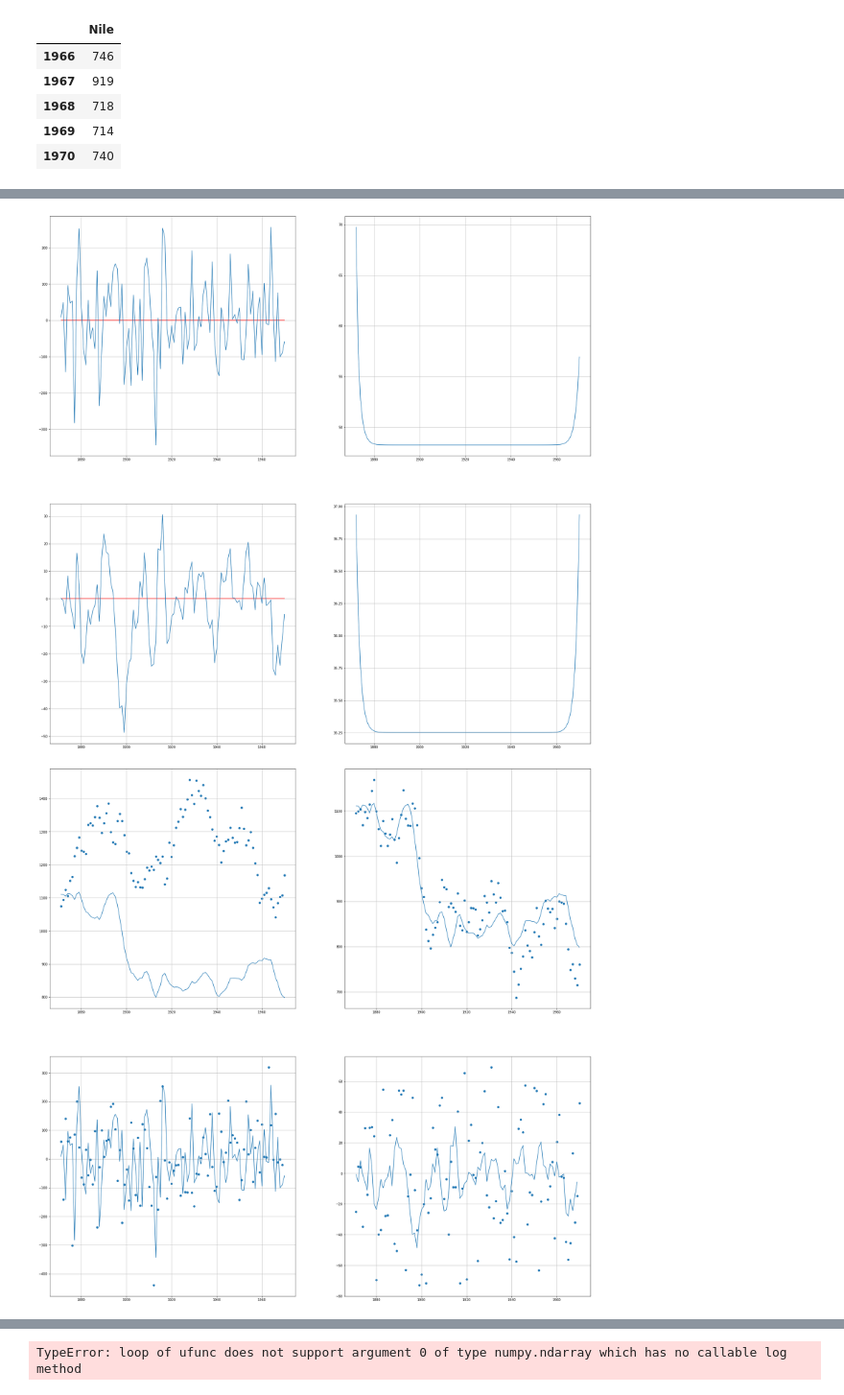
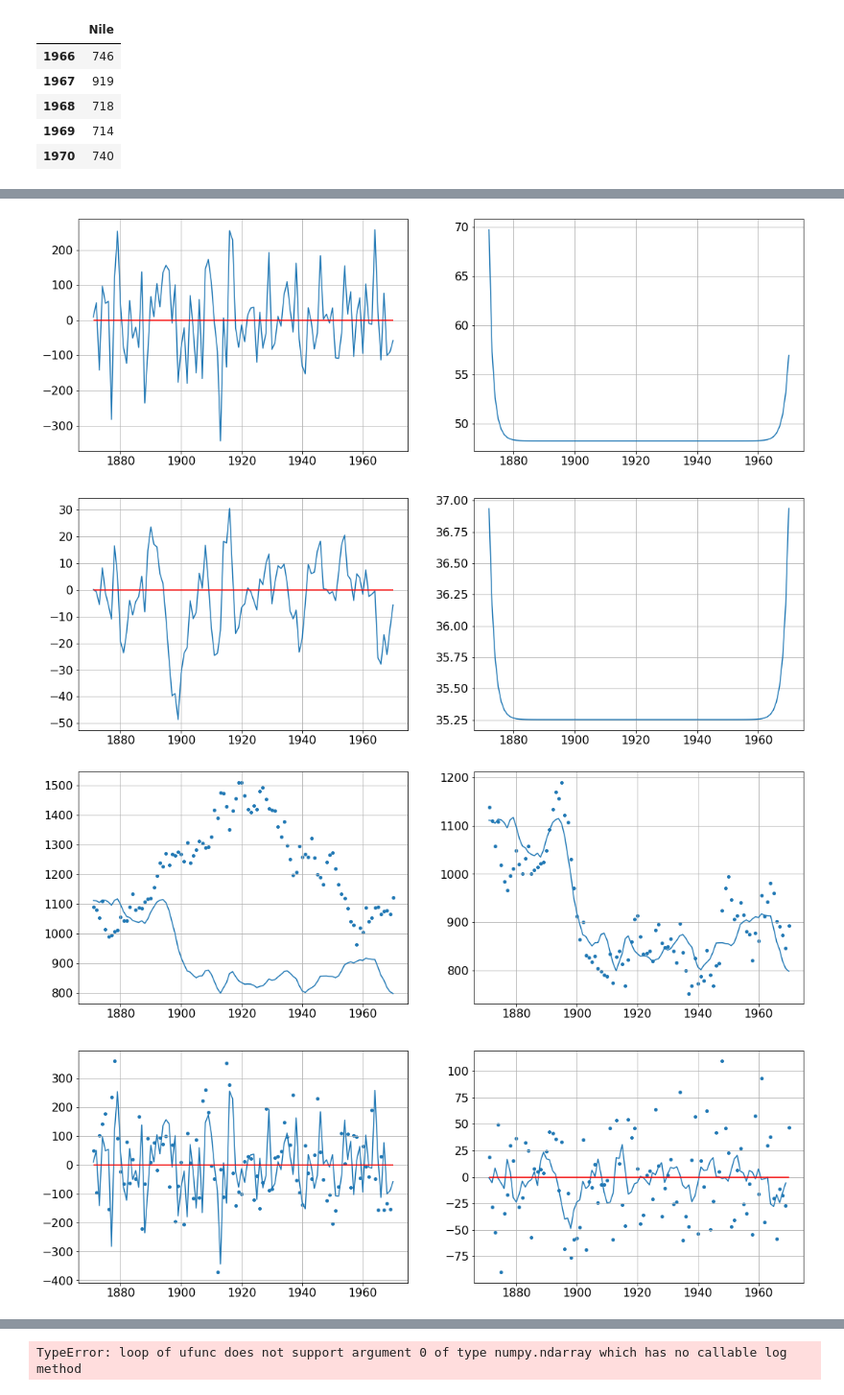
Before and after one commit to siemfenne/timeseriesmodels-vu, a Jupyter notebook: main.ipynb, the cells around one changed output, grey strips where cells are left out. Shown at 96% size. Saved outputs shown, nothing was run; the diff lists cells and outputs as text; code cells hidden in the pictures.

```diff
--- a/main.ipynb
+++ b/main.ipynb
@@ -11,5 +14,5 @@ from scipy.optimize import minimize
 # %%
-df = pd.read_excel("Nile.xlsx", index_col=0)
+df = pd.read_excel("data/Nile.xlsx", index_col=0)
 df.tail()
 # df.Nile.copy().to_list()
 # %% [output]
@@ -65,11 +68,11 @@ def Kalman_filter(series:pd.Series, P1:float, a1:float, s2_e:float, s2_n:float):
 df_kf = Kalman_filter(series = df.Nile, P1=1e7, a1=0, s2_e = 15099, s2_n = 1469.1)
 df_kf = df_kf.iloc[1:]
 
-fig, axs = plt.subplots(2,2, figsize=(20,10))
+fig, axs = plt.subplots(2,2, figsize=(18,13))
 
 # upper left
 ax = axs[0,0]
-ax.scatter(df_kf.index, df_kf.y, s=20)
+ax.scatter(df_kf.index, df_kf.y, s=15)
 df_kf.a.plot(ax=ax)
 (df_kf.a-df_kf.ci).plot(ax=ax)
 (df_kf.a+df_kf.ci).plot(ax=ax)
@@ -94,4 +97,5 @@ for row in axs:
     for ax in row:
         ax.grid()
         pass
+plt.savefig('fig1.png', bbox_inches='tight')
 # %% [output]
@@ -131,7 +135,7 @@ def Kalman_smoother(y: pd.Series, P1: float, a1: float, s2_e: float, s2_n: float
     return df_ks
 
 df_ks = Kalman_smoother(y=df.Nile, P1=10**7, a1=0, s2_e = 15099, s2_n = 1469.1, r_n = 0, N_n = 0)
-fig, axs = plt.subplots(2,2, figsize=(30,30))
+fig, axs = plt.subplots(2,2, figsize=(18,13))
 
 # upper left
 ax = axs[0,0]
@@ -160,4 +164,5 @@ for row in axs:
     for ax in row:
         ax.grid()
         pass
+plt.savefig('fig2.png', bbox_inches='tight')
 # %% [output]
@@ -187,7 +192,7 @@ def dist_smoothing(y: pd.Series, P1, a1, s2_e, s2_n, r_int, N_int):
     return df_ds
 
 df_ds = dist_smoothing(y=df.Nile, P1=1e7, a1=0, s2_e=15099, s2_n=1469.1, r_int=0, N_int=0)
-fig, axs = plt.subplots(2,2, figsize=(30,30))
+fig, axs = plt.subplots(2,2, figsize=(18,13))
 
 # upper left
 ax = axs[0,0]
@@ -213,8 +218,9 @@ for row in axs:
     for ax in row:
         ax.grid()
         pass
+plt.savefig('fig3.png', bbox_inches='tight')
 # %% [output]
-[figure, old version]
+[figure, new version]
 # %%
 def llm_sim(df, P1, a1, s2_e, s2_n, r_int, N_int, a1_plus):
 
@@ -264,40 +270,42 @@ def llm_sim(df, P1, a1, s2_e, s2_n, r_int, N_int, a1_plus):
     df_llm["y_sim"] = df_sim["y_sim"].to_list()
     df_llm["a_sim"] = df_sim["a_sim"].to_list()
     return df_ks, df_llm
 
 df_ks, df_llm = llm_sim(df=df, P1=1e7, a1=0, s2_e=15099, s2_n=1469.1, r_int=0, N_int=0, a1_plus=df.Nile.values[0])
 
-fig, axs = plt.subplots(2,2, figsize=(30,30))
+fig, axs = plt.subplots(2,2, figsize=(18,13))
 
 # upper left
 ax = axs[0,0]
-ax.scatter(df_llm.index, df_llm.a_sim)
+ax.scatter(df_llm.index, df_llm.a_sim, s=15)
 ax.plot(df_ks.index, df_ks.a)
 
 # lower left
 ax = axs[1,0]
 ax.plot(df_ks.index, (df_ks.y - df_ks.a))
-ax.scatter(df_llm.index, df_llm.eps_kringeltje)
+ax.scatter(df_llm.index, df_llm.eps_kringeltje, s=15)
+ax.hlines(y = 0, xmin= df_ks.index.min(), xmax=df_ks.index.max(), color = 'r', linestyle = '-')
 
 # upper right
 ax = axs[0,1]
 ax.plot(df_ks.index, df_ks.a)
-ax.scatter(df_llm.index, df_llm.alpha_kringeltje)
+ax.scatter(df_llm.index, df_llm.alpha_kringeltje, s=15)
 
 
 # lower right
 ax = axs[1,1]
 ax.plot(df_ks.index, df_ks.a.diff().shift(-1))
-ax.scatter(df_llm.index, df_llm.eta_kringeltje)
+ax.scatter(df_llm.index, df_llm.eta_kringeltje, s=15)
+ax.hlines(y = 0, xmin= df_ks.index.min(), xmax=df_ks.index.max(), color = 'r', linestyle = '-')
 
 # make nice plot
 for row in axs:
     for ax in row:
         ax.grid()
         pass
-plt.show()
+plt.savefig('fig4.png', bbox_inches='tight')
 # %% [output]
-[figure, old version]
+[figure, new version]
 # %%
 def missing_vals(df, P1, a1, s2_e, s2_n, r_n, N_n):
 
```
Also changed, not shown: parts of 8 cells of this notebook, 6 other files.
